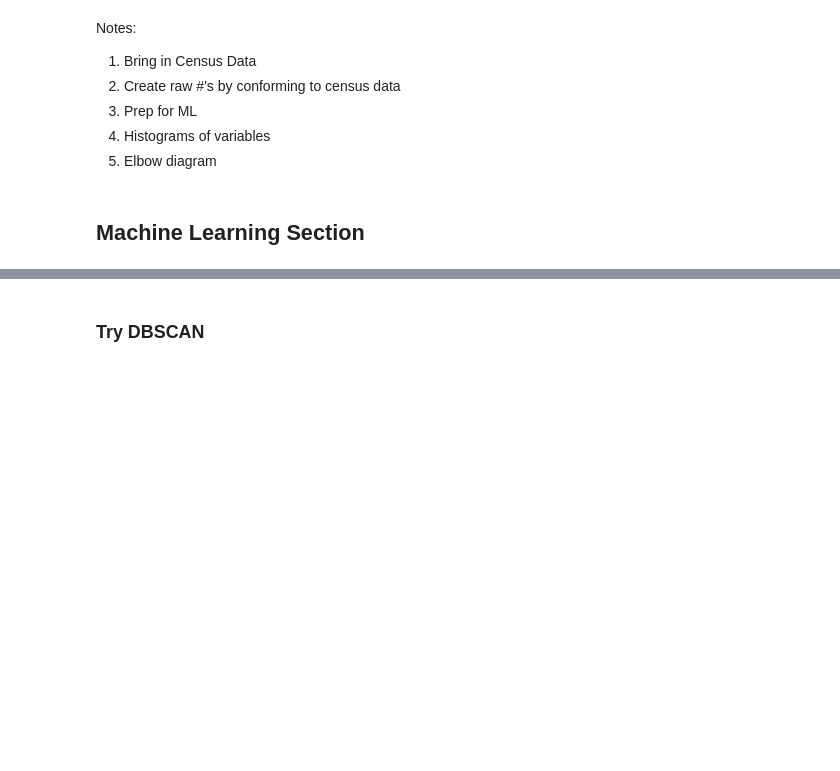
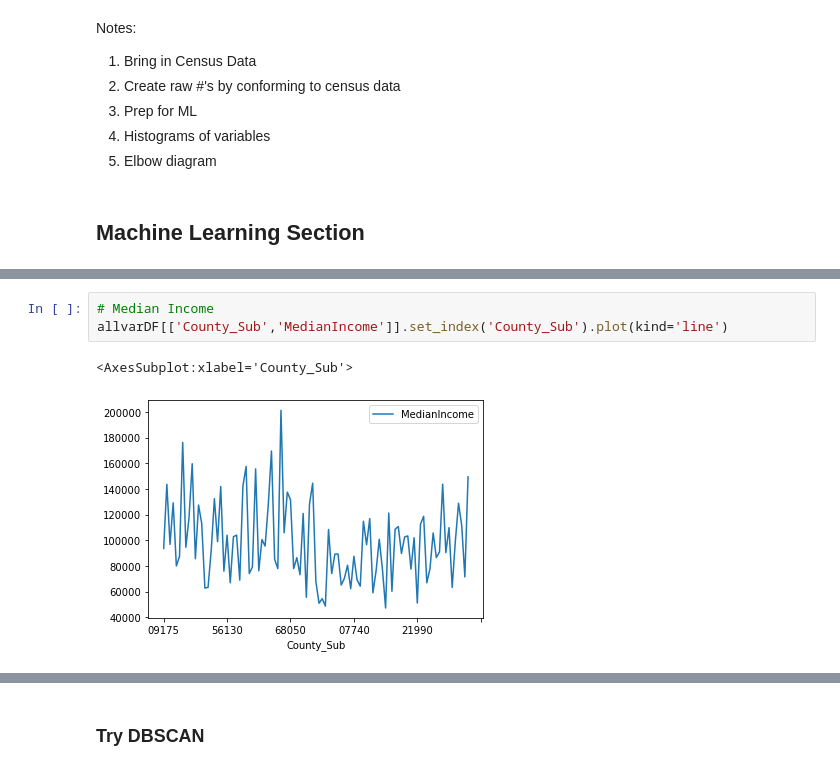
Before and after one commit to mmatkinson7/EquityMLMPO, a Jupyter notebook: ML_Equity_MPO.ipynb, the cells around one changed output, grey strips where cells are left out. Cells and saved outputs as stored; diff of their text form; blank space fills up the shorter version.

```diff
--- a/ML_Equity_MPO.ipynb
+++ b/ML_Equity_MPO.ipynb
@@ -317,2 +320,8 @@ Make histograms of all the variables to see what the range looks like
+# %%
+# Median Income
+allvarDF[['County_Sub','MedianIncome']].set_index('County_Sub').plot(kind='line')
+# %% [output]
+<AxesSubplot:xlabel='County_Sub'>
+[figure, added]
 # %%
 # No Car Households
```
Also changed, not shown: parts of 30 cells of this notebook.
